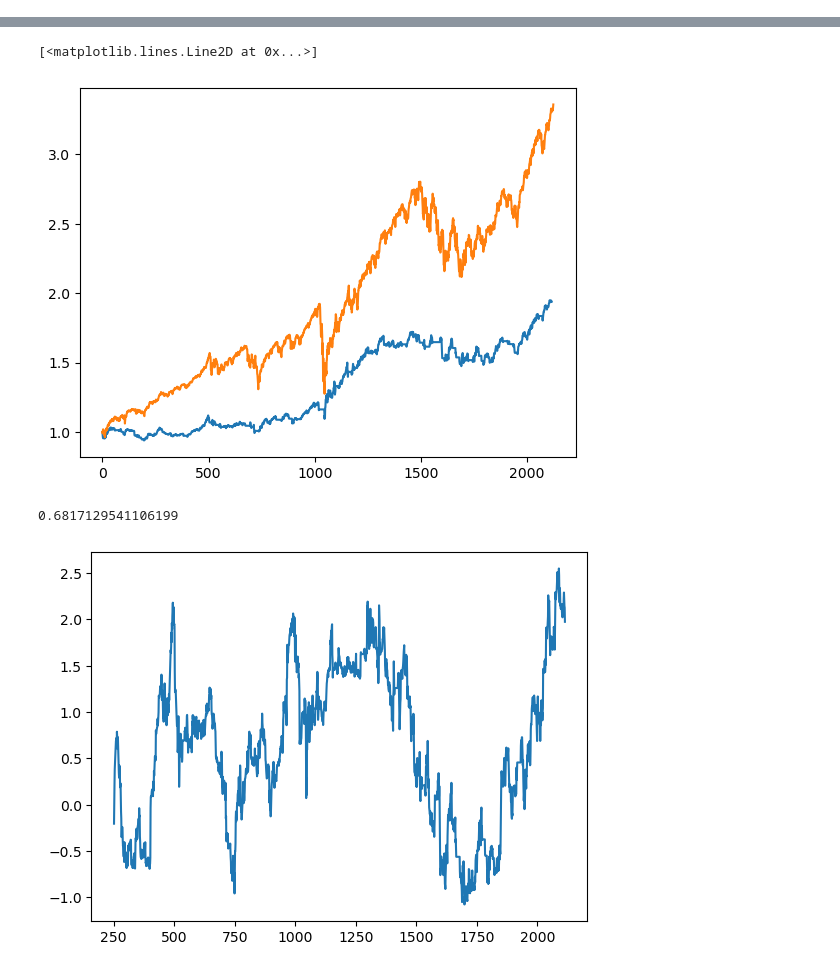
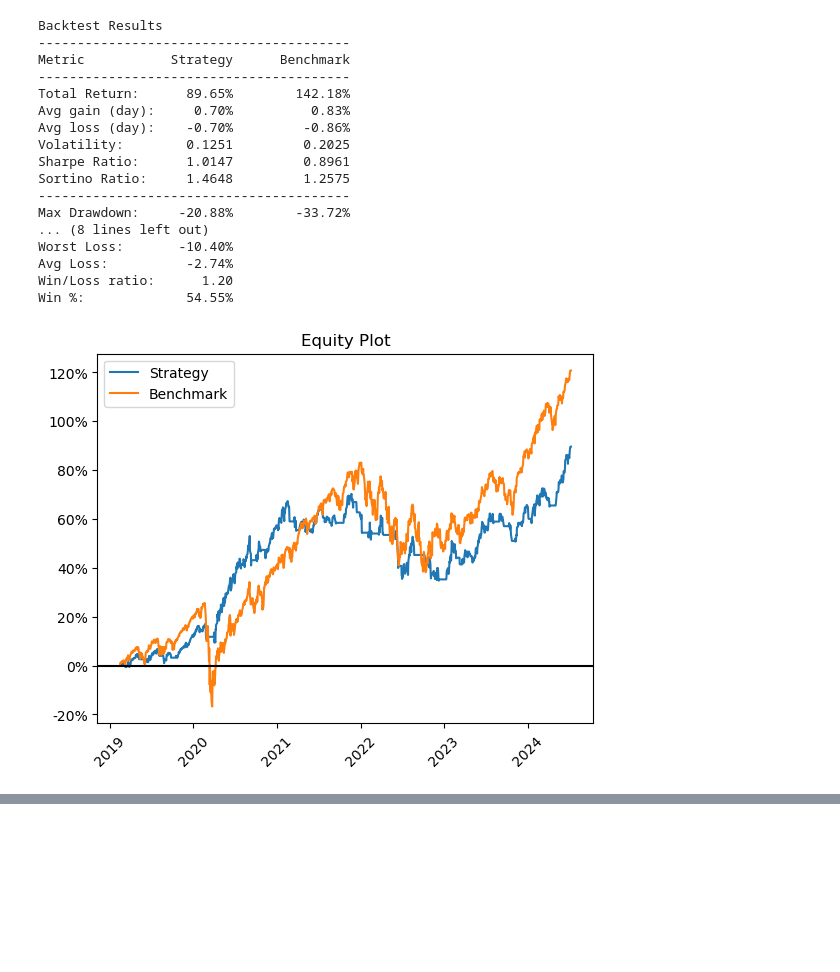
Before and after one commit to luissimaoaf/quantipy, a Jupyter notebook: report_template.ipynb, the cells around one changed output, grey strips where cells are left out. Cells and saved outputs as stored; diff of their text form; code cells hidden in the pictures; blank space fills up the shorter version.

```diff
--- a/report_template.ipynb
+++ b/report_template.ipynb
@@ -70,15 +85,37 @@ plt.plot(nprice)
 # %%
 # getting data
 data = {}
 for asset in MKT:
     ticker = yf.ticker.Ticker(asset.symbol)
-    ticker_data = ticker.history(start=BACKTEST_START, interval='1d')
+    ticker_data = ticker.history(start=LIVE_START, interval='1d')
     data[asset.symbol] = ticker_data
 
 STRATEGY.params = opt_results['best_params']
+
 capital = opt_results['final_equity']
-broker = Broker(data=data, initial_capital=capital, currency=eur)
+
+broker = Broker(data=data, initial_capital=capital, currency=usd)
 live_backtester = Backtester(data)
 
 live_backtester.run(STRATEGY, broker, save_logs=True)
-results = live_backtester.process_results(rolling=252)
+results = live_backtester.process_results(benchmark=BENCHMARK)
+live_backtester.show_report()
+# %% [output]
+Backtest Results
+----------------------------------------
+Metric           Strategy      Benchmark
+----------------------------------------
+Total Return:      89.65%        142.18%
+Avg gain (day):     0.70%          0.83%
+Avg loss (day):    -0.70%         -0.86%
+Volatility:        0.1251         0.2025
+Sharpe Ratio:      1.0147         0.8961
+Sortino Ratio:     1.4648         1.2575
+----------------------------------------
+Max Drawdown:     -20.88%        -33.72%
+... (8 lines left out)
+Worst Loss:       -10.40%
+Avg Loss:          -2.74%
+Win/Loss ratio:      1.20
+Win %:             54.55%
+[figure, added]
@@ -85,13 +124,0 @@ results = live_backtester.process_results(rolling=252)
-# %%
-plt.figure()
-plt.plot(results['equity']/capital)
-plt.plot(np.array(data['SPY']['Close'][15:])/data['SPY']['Close'][15])
-# %% [output]
-[<matplotlib.lines.Line2D at 0x...>]
-[figure, removed]
-# %%
-plt.plot(results['rolling_sharpe'])
-print(results['sharpe'])
-# %% [output]
-0.6817129541106199
-[figure, removed]
```
Also changed, not shown: parts of 5 cells of this notebook, 3 other files.
